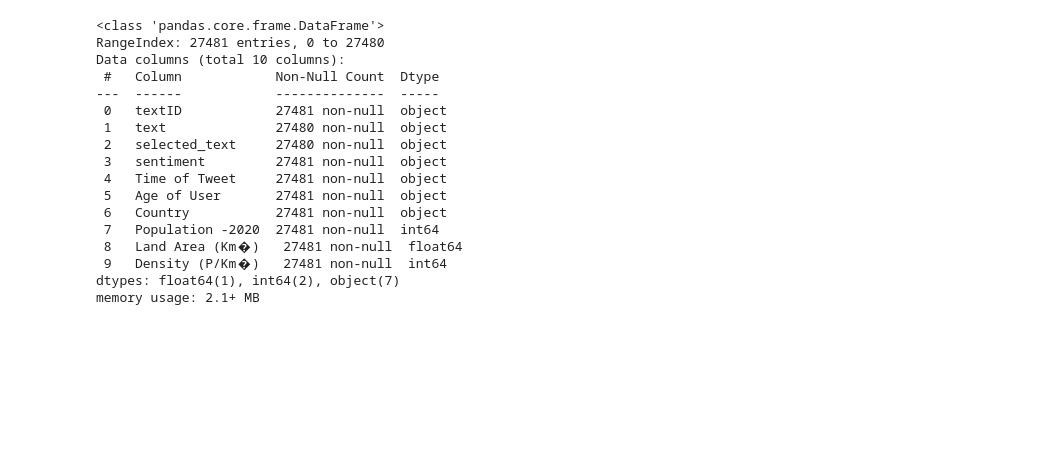
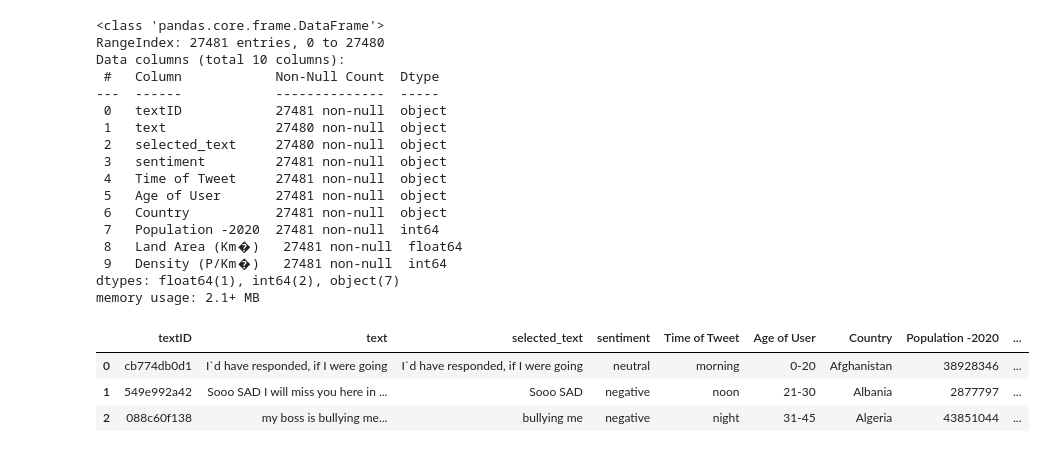
Before and after one commit to ChaseMB00/deeplearningpraktikum, a Jupyter notebook: notebooks/kaggle_sentiment.ipynb, the cells around one changed output. Drawn from its saved outputs; the diff is of its cells as text; code cells hidden in the pictures; blank space fills up the shorter version.

```diff
--- a/notebooks/kaggle_sentiment.ipynb
+++ b/notebooks/kaggle_sentiment.ipynb
@@ -24,3 +24,10 @@ Data columns (total 10 columns):
  9   Density (P/Km�)   27481 non-null  int64
 dtypes: float64(1), int64(2), object(7)
 memory usage: 2.1+ MB
+# %%
+df[:3]
+# %% [output]
+|  | textID | text | selected_text | sentiment | Time of Tweet | Age of User | Country | Population -2020 | ... |
+| 0 | cb774db0d1 | I`d have responded, if I were going | I`d have responded, if I were going | neutral | morning | 0-20 | Afghanistan | 38928346 | ... |
+| 1 | 549e992a42 | Sooo SAD I will miss you here in ... | Sooo SAD | negative | noon | 21-30 | Albania | 2877797 | ... |
+| 2 | 088c60f138 | my boss is bullying me... | bullying me | negative | night | 31-45 | Algeria | 43851044 | ... |
```
Also changed, not shown: parts of 16 cells of this notebook, 1 other file.
